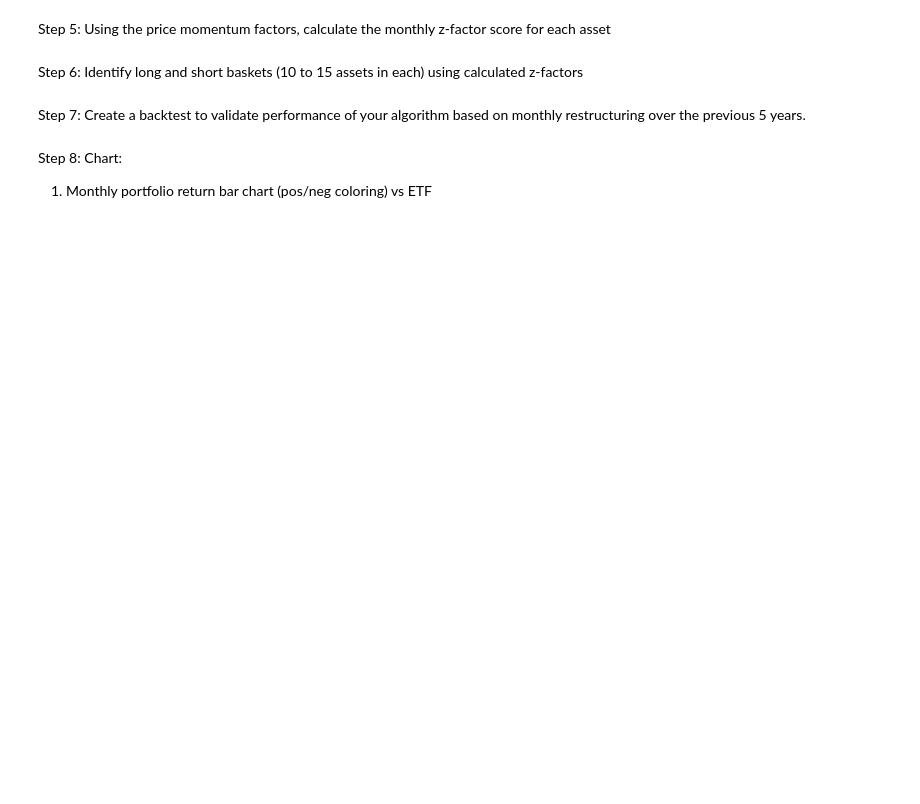
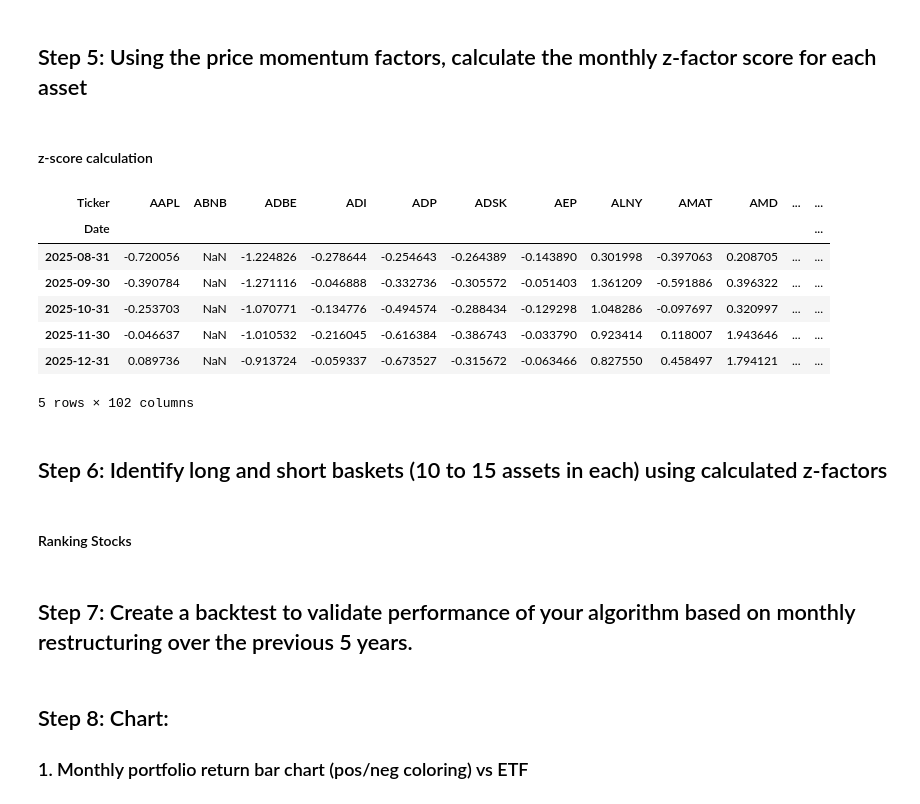
Before and after one commit to Spring-26-Quantitative-Finance/SunilA-QF-SP26, a Jupyter notebook: final_proj/main.ipynb, the cells around one changed output. Cells and saved outputs as stored; diff of their text form; code cells hidden in the pictures; blank space fills up the shorter version.

```diff
--- a/final_proj/main.ipynb
+++ b/final_proj/main.ipynb
@@ -111,0 +256,3 @@ Step 4: Calculate the Barry Cox price momentum factors for each asset in your ET
+# %%
+return_39w = (lagged_prices/lagged_prices.shift(195)) - 1
+monthly_return_39w = return_39w.resample("M").last()
@@ -112,2 +261,12 @@ Step 4: Calculate the Barry Cox price momentum factors for each asset in your ET
+# %%
+lagged_volume = volume_data.shift(20)
+
+daily_returns = lagged_prices.pct_change()
+
+daily_vpt = lagged_volume * daily_returns
+
+vpt_51w = daily_vpt.rolling(window=252).sum()
+
+monthly_vpt_51w = vpt_51w.resample("M").last()
 # %% [markdown]
-Step 5: Using the price momentum factors, calculate the monthly z-factor score for each asset
+## Step 5: Using the price momentum factors, calculate the monthly z-factor score for each asset
@@ -114,2 +280,35 @@ Step 5: Using the price momentum factors, calculate the monthly z-factor score f
+# %% [markdown]
+#### z-score calculation
+# %%
+# for each month, compare every stock against all other stocks
+def cross_sectional_zscore(factor_data):
+    return factor_data.sub(factor_data.mean(axis=1), axis=0).div(factor_data.std(axis=1), axis=0)
+# %%
+z_trend_52w = cross_sectional_zscore(monthly_trend_52w)
+z_pct_above_260_low = cross_sectional_zscore(monthly_pct_above_260_low)
+z_price_oscillator_4w_52w = cross_sectional_zscore(monthly_price_oscillator_4w_52w)
+z_return_39w = cross_sectional_zscore(monthly_return_39w)
+z_vpt_51w = cross_sectional_zscore(monthly_vpt_51w)
+
+combined_z_score = (
+    z_trend_52w +
+    z_pct_above_260_low +
+    z_price_oscillator_4w_52w +
+    z_return_39w +
+    z_vpt_51w
+) / 5
+# %%
+combined_z_score.tail()
+# %% [output]
+| Ticker | AAPL | ABNB | ADBE | ADI | ADP | ADSK | AEP | ALNY | AMAT | AMD | ... | ... |
+| Date |  |  |  |  |  |  |  |  |  |  |  | ... |
+| 2025-08-31 | -0.720056 | NaN | -1.224826 | -0.278644 | -0.254643 | -0.264389 | -0.143890 | 0.301998 | -0.397063 | 0.208705 | ... | ... |
+| 2025-09-30 | -0.390784 | NaN | -1.271116 | -0.046888 | -0.332736 | -0.305572 | -0.051403 | 1.361209 | -0.591886 | 0.396322 | ... | ... |
+| 2025-10-31 | -0.253703 | NaN | -1.070771 | -0.134776 | -0.494574 | -0.288434 | -0.129298 | 1.048286 | -0.097697 | 0.320997 | ... | ... |
+| 2025-11-30 | -0.046637 | NaN | -1.010532 | -0.216045 | -0.616384 | -0.386743 | -0.033790 | 0.923414 | 0.118007 | 1.943646 | ... | ... |
+| 2025-12-31 | 0.089736 | NaN | -0.913724 | -0.059337 | -0.673527 | -0.315672 | -0.063466 | 0.827550 | 0.458497 | 1.794121 | ... | ... |
+5 rows × 102 columns
 # %% [markdown]
-Step 6: Identify long and short baskets (10 to 15 assets in each) using calculated z-factors
+## Step 6: Identify long and short baskets (10 to 15 assets in each) using calculated z-factors
+# %% [markdown]
+#### Ranking Stocks
@@ -116,7 +325,6 @@ Step 6: Identify long and short baskets (10 to 15 assets in each) using calculat
 # %% [markdown]
-Step 7: Create a backtest to validate performance of your algorithm based on monthly
-restructuring over the previous 5 years.
+## Step 7: Create a backtest to validate performance of your algorithm based on monthly restructuring over the previous 5 years.
 # %% [markdown]
-Step 8: Chart:
-1. Monthly portfolio return bar chart (pos/neg coloring) vs ETF
+## Step 8: Chart:
+### 1. Monthly portfolio return bar chart (pos/neg coloring) vs ETF
 # %% [markdown]
```
Also changed, not shown: parts of 31 cells of this notebook.
